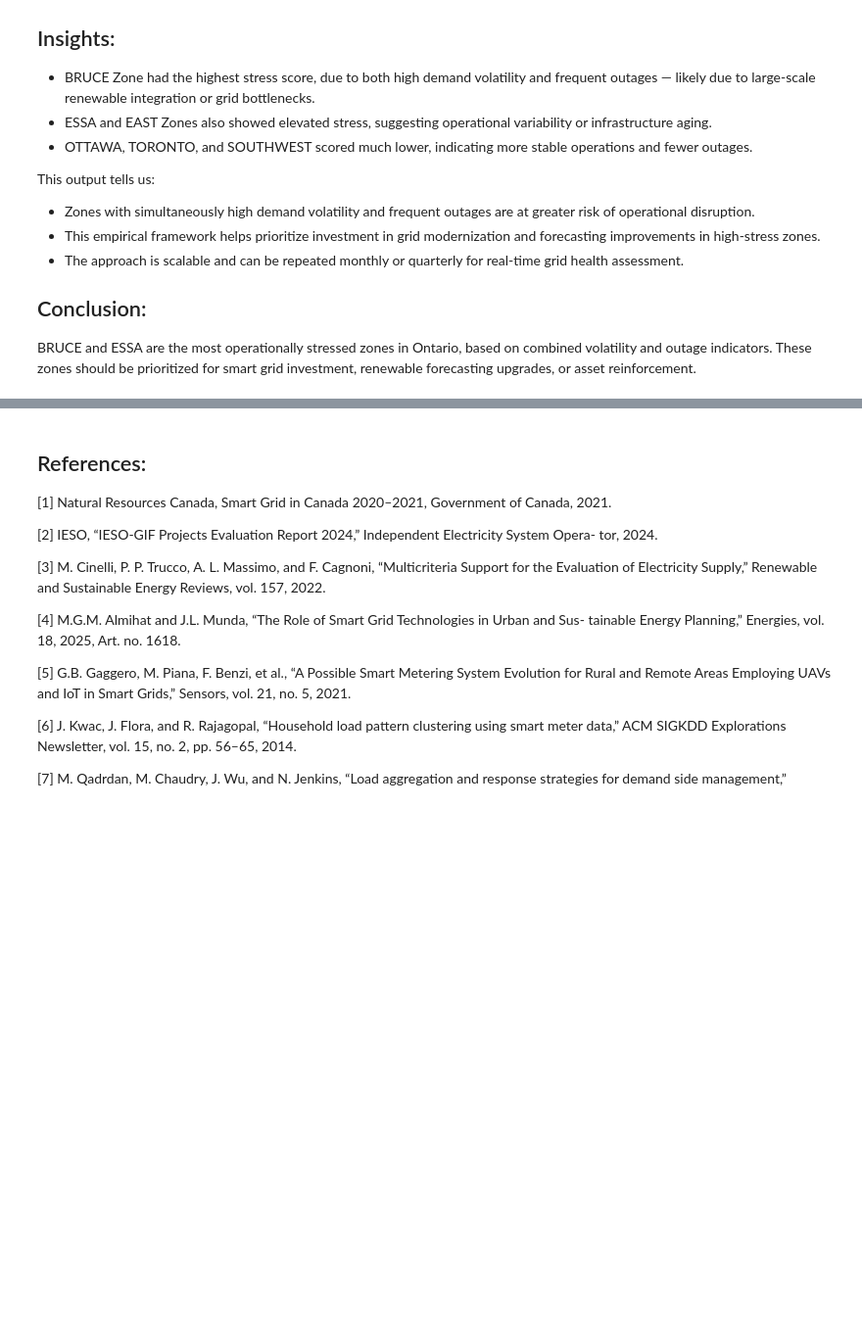
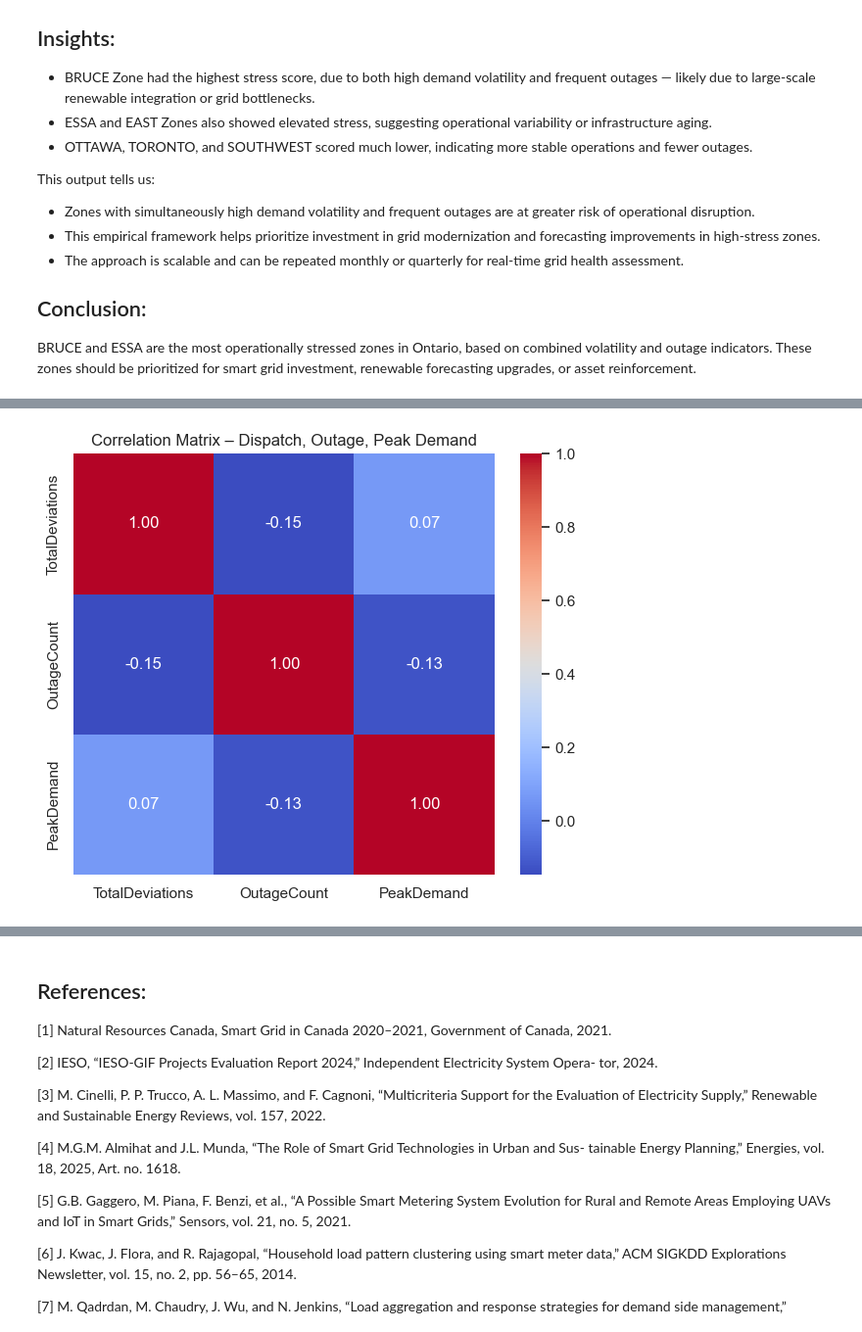
Before and after one commit to ShraddhaPadwekar/DataScience_SmartGridInvestmentZones, a Jupyter notebook: JupyterNotebooks/Padwekar_Shraddha_InitialResults.ipynb, the cells around one changed output, grey strips where cells are left out. Shown at 98% size. Drawn from its saved outputs; the diff is of its cells as text; code cells hidden in the pictures; blank space fills up the shorter version.

```diff
--- a/JupyterNotebooks/Padwekar_Shraddha_InitialResults.ipynb
+++ b/JupyterNotebooks/Padwekar_Shraddha_InitialResults.ipynb
@@ -2642,0 +2712,80 @@ Higher transmission outages and adequacy shortfalls are strong predictors of inc
+# %%
+import pandas as pd
+import matplotlib.pyplot as plt
+import seaborn as sns
+from bs4 import BeautifulSoup
+from io import StringIO
+
+# === 1. Load Real-Time Demand Data ===
+df_demand = pd.read_csv(r'../Dataset/RealtimeDemandZonal.csv')
+df_demand.columns = df_demand.columns.str.strip()
+df_demand['Date'] = pd.to_datetime(df_demand['Date'], errors='coerce')
+ont_col = [col for col in df_demand.columns if 'ontario demand' in col.lower()][0]
+df_peak = df_demand.groupby('Date')[ont_col].max().reset_index()
+df_peak = df_peak.rename(columns={ont_col: 'PeakDemand'})
+
+# === 2. Load Transmission Outages ===
+df_outage = pd.read_excel(r'../Dataset/TransmissionOutagesAll.xlsx')
+df_outage.columns = df_outage.columns.str.strip()
+df_outage['Planned Start'] = pd.to_datetime(df_outage['Planned Start'], errors='coerce')
+df_outage['OutageDate'] = df_outage['Planned Start'].dt.normalize()
+df_outage_count = df_outage.groupby('OutageDate').size().reset_index(name='OutageCount')
+df_outage_count = df_outage_count.rename(columns={'OutageDate': 'Date'})
+
+# === 3. Parse Dispatch Deviations ===
+dispatch_files = [
+    r'../Dataset/PUB_DispDeviation_202501.html',
+    r'../Dataset/PUB_DispDeviation_202502.html',
+    r'../Dataset/PUB_DispDeviation_202503.html',
+    r'../Dataset/PUB_DispDeviation_202504.html'
+]
+
+dispatch_totals = []
+for file in dispatch_files:
+    soup = BeautifulSoup(open(file, 'r', encoding='utf-8'), 'html.parser')
+    tables = soup.find_all('table')
+    if tables:
+        df = pd.read_html(StringIO(str(tables[0])))[0]
+        df.columns = [str(col).strip() for col in df.iloc[0]]
+        df = df[1:].reset_index(drop=True)
+        total_row = df[df['ACTION'].str.strip().str.lower() == 'total']
+        if not total_row.empty:
+            total_val = pd.to_numeric(total_row['TOTAL'].iloc[0], errors='coerce')
+            month_str = file.split('_')[-1].replace('.html', '')
+            dispatch_totals.append({'Month': month_str, 'TotalDeviations': total_val})
+
+df_dispatch = pd.DataFrame(dispatch_totals)
+df_dispatch['Month'] = pd.to_datetime(df_dispatch['Month'], format='%Y%m')
+df_dispatch['Date'] = df_dispatch['Month'] + pd.offsets.MonthEnd(0)
+
+# Expand monthly values to daily
+df_dispatch_daily = pd.DataFrame()
+for _, row in df_dispatch.iterrows():
+    days = pd.date_range(start=row['Month'], end=row['Date'], freq='D')
+    temp = pd.DataFrame({'Date': days, 'TotalDeviations': row['TotalDeviations']})
+    df_dispatch_daily = pd.concat([df_dispatch_daily, temp], ignore_index=True)
+
+# === 4. Merge Only Relevant Datasets ===
+df_merged = df_peak.merge(df_outage_count, on='Date', how='outer')
+df_merged = df_merged.merge(df_dispatch_daily, on='Date', how='outer')
+df_merged = df_merged.sort_values('Date').reset_index(drop=True)
+
+# Fill known gaps
+df_merged['OutageCount'] = df_merged['OutageCount'].fillna(0)
+df_merged['TotalDeviations'] = df_merged['TotalDeviations'].ffill()
+
+# === 5. Compute Partial Correlation Matrix ===
+features = ['TotalDeviations', 'OutageCount', 'PeakDemand']
+df_corr_partial = df_merged[features]
+corr_matrix = df_corr_partial.corr(method='pearson', min_periods=15)
+
+print("\n Partial Correlation Matrix (No Price):\n", corr_matrix)
+
+# === 6. Plot Correlation Heatmap ===
+plt.figure(figsize=(6, 5))
+sns.heatmap(corr_matrix, annot=True, fmt=".2f", cmap="coolwarm", square=True)
+plt.title("Correlation Matrix – Dispatch, Outage, Peak Demand")
+plt.tight_layout()
+plt.savefig("exp_rq2_correlation_no_price.png", dpi=300)
+plt.show()
+# %% [output]
@@ -2642,0 +2797 @@ Higher transmission outages and adequacy shortfalls are strong predictors of inc
+[figure, added]
```
Also changed, not shown: parts of 32 cells of this notebook, 13 other files.
